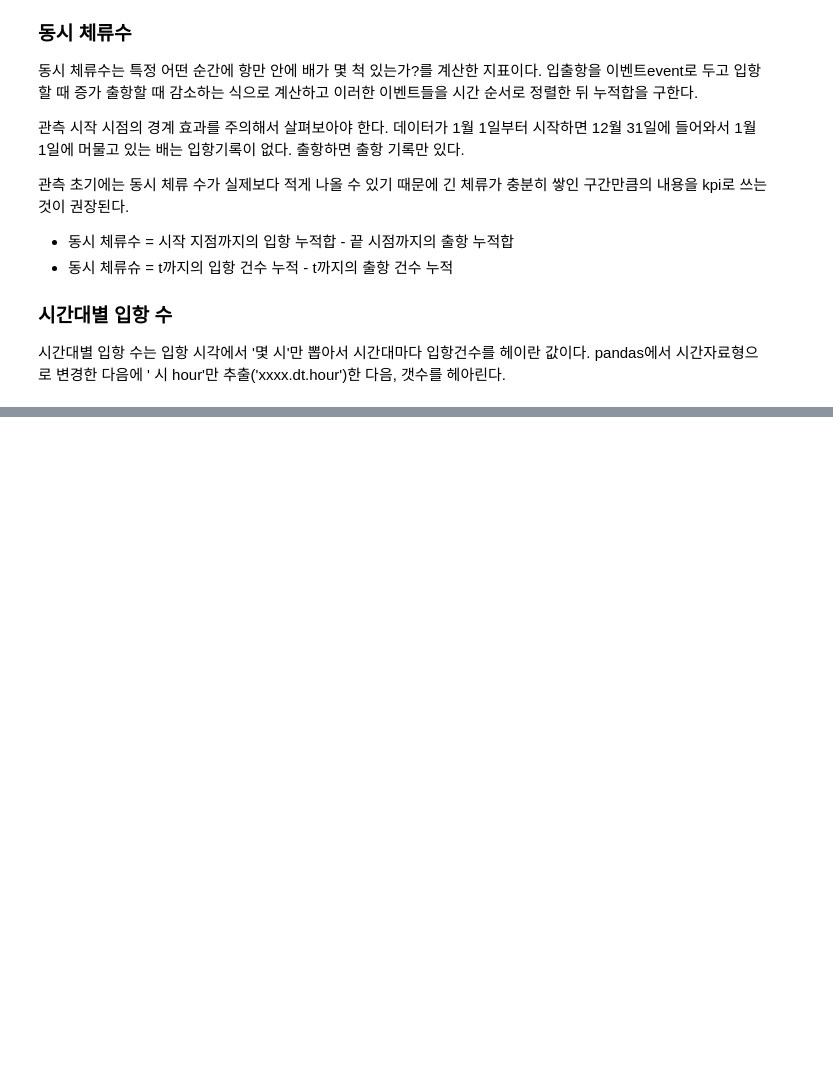
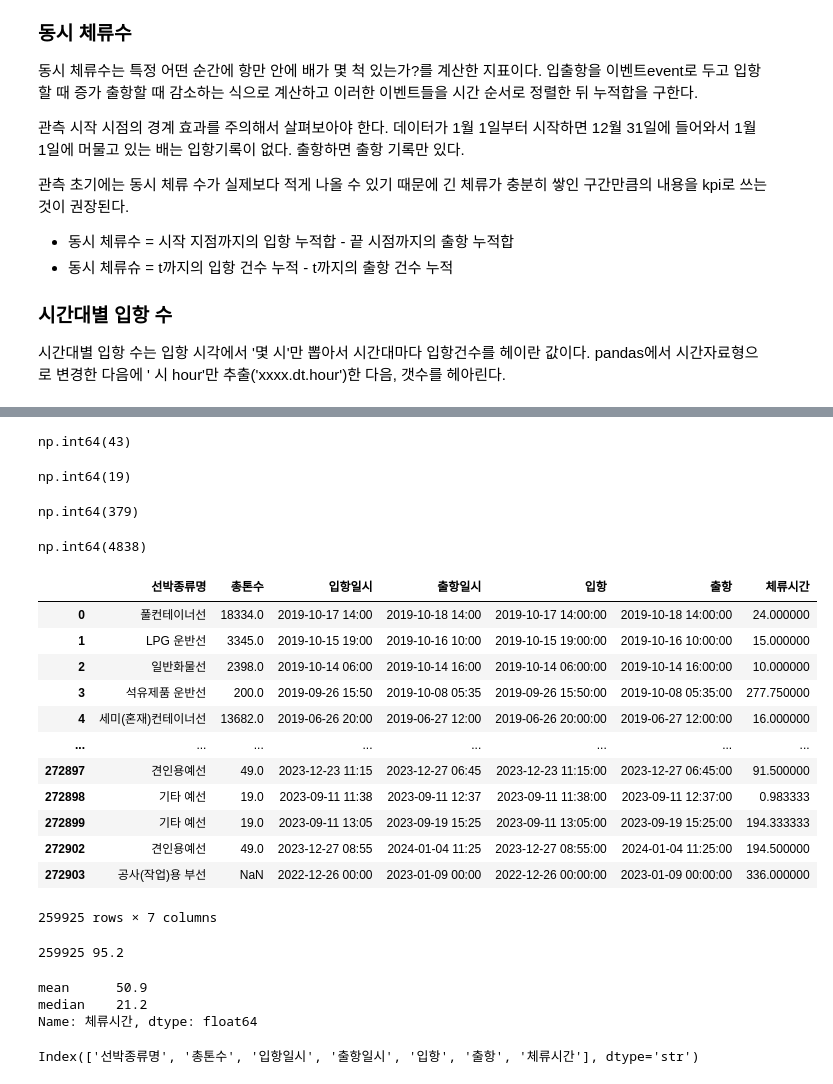
Before and after one commit to dorothy1088/smartport, a Jupyter notebook: kpi.ipynb, the cells around one changed output, grey strips where cells are left out. Cells and saved outputs as stored; diff of their text form; code cells hidden in the pictures; blank space fills up the shorter version.

```diff
--- a/kpi.ipynb
+++ b/kpi.ipynb
@@ -102,0 +241,5 @@ pandas에서 시간연산을 하기 위해서는 문자열로 되어 있는 시
+# %%
+df = load_dataset('입출항_집계정보')
+cols = ['선박종류명','총톤수','입항일시','출항일시']
+df = df[cols].copy()
+df
@@ -102,0 +260,3 @@ pandas에서 시간연산을 하기 위해서는 문자열로 되어 있는 시
+# %%
+df['입항'] = pd.to_datetime(df['입항일시'], format='%Y-%m-%d %H:%M', errors='coerce')
+df['출항'] = pd.to_datetime(df['출항일시'], format='%Y-%m-%d %H:%M', errors='coerce')
@@ -102,0 +287,57 @@ pandas에서 시간연산을 하기 위해서는 문자열로 되어 있는 시
+# %%
+df['체류시간'].describe()[['mean','50%','min','max']].round(1)
+
+out_of_years = ~df['입항'].dt.year.between(2019,2024)
+out_of_years.sum()
+# %% [output]
+np.int64(43)
+# %%
+(df['체류시간'] < 0).sum()
+
+# 출항이 입항보다 이른 것 - 말이 안됨
+# %% [output]
+np.int64(19)
+# %%
+(df['체류시간']==0).sum()
+# 입항과 출항이 동시에 이루어짐 - 말이 안됨
+# %% [output]
+np.int64(379)
+# %%
+(df['체류시간'] > 720).sum()
+
+# 24 * 30 24시간 30일 내내...
+# %% [output]
+np.int64(4838)
+# %%
+time_cond = df['체류시간'].between(0.5,720)
+vaild = ~out_of_years & time_cond
+dwell = df[vaild].copy()
+dwell
+# %% [output]
+|  | 선박종류명 | 총톤수 | 입항일시 | 출항일시 | 입항 | 출항 | 체류시간 |
+| 0 | 풀컨테이너선 | 18334.0 | 2019-10-17 14:00 | 2019-10-18 14:00 | 2019-10-17 14:00:00 | 2019-10-18 14:00:00 | 24.000000 |
+| 1 | LPG 운반선 | 3345.0 | 2019-10-15 19:00 | 2019-10-16 10:00 | 2019-10-15 19:00:00 | 2019-10-16 10:00:00 | 15.000000 |
+| 2 | 일반화물선 | 2398.0 | 2019-10-14 06:00 | 2019-10-14 16:00 | 2019-10-14 06:00:00 | 2019-10-14 16:00:00 | 10.000000 |
+| 3 | 석유제품 운반선 | 200.0 | 2019-09-26 15:50 | 2019-10-08 05:35 | 2019-09-26 15:50:00 | 2019-10-08 05:35:00 | 277.750000 |
+| 4 | 세미(혼재)컨테이너선 | 13682.0 | 2019-06-26 20:00 | 2019-06-27 12:00 | 2019-06-26 20:00:00 | 2019-06-27 12:00:00 | 16.000000 |
+| ... | ... | ... | ... | ... | ... | ... | ... |
+| 272897 | 견인용예선 | 49.0 | 2023-12-23 11:15 | 2023-12-27 06:45 | 2023-12-23 11:15:00 | 2023-12-27 06:45:00 | 91.500000 |
+| 272898 | 기타 예선 | 19.0 | 2023-09-11 11:38 | 2023-09-11 12:37 | 2023-09-11 11:38:00 | 2023-09-11 12:37:00 | 0.983333 |
+| 272899 | 기타 예선 | 19.0 | 2023-09-11 13:05 | 2023-09-19 15:25 | 2023-09-11 13:05:00 | 2023-09-19 15:25:00 | 194.333333 |
+| 272902 | 견인용예선 | 49.0 | 2023-12-27 08:55 | 2024-01-04 11:25 | 2023-12-27 08:55:00 | 2024-01-04 11:25:00 | 194.500000 |
+| 272903 | 공사(작업)용 부선 | NaN | 2022-12-26 00:00 | 2023-01-09 00:00 | 2022-12-26 00:00:00 | 2023-01-09 00:00:00 | 336.000000 |
+259925 rows × 7 columns
+# %%
+print(len(dwell), round(vaild.mean() * 100,1))
+# %% [output]
+259925 95.2
+# %%
+dwell['체류시간'].agg(['mean','median']).round(1)
+# %% [output]
+mean      50.9
+median    21.2
+Name: 체류시간, dtype: float64
+# %%
+dwell.columns
+# %% [output]
+Index(['선박종류명', '총톤수', '입항일시', '출항일시', '입항', '출항', '체류시간'], dtype='str')
```
Also changed, not shown: parts of 19 cells of this notebook, 1 other file.
